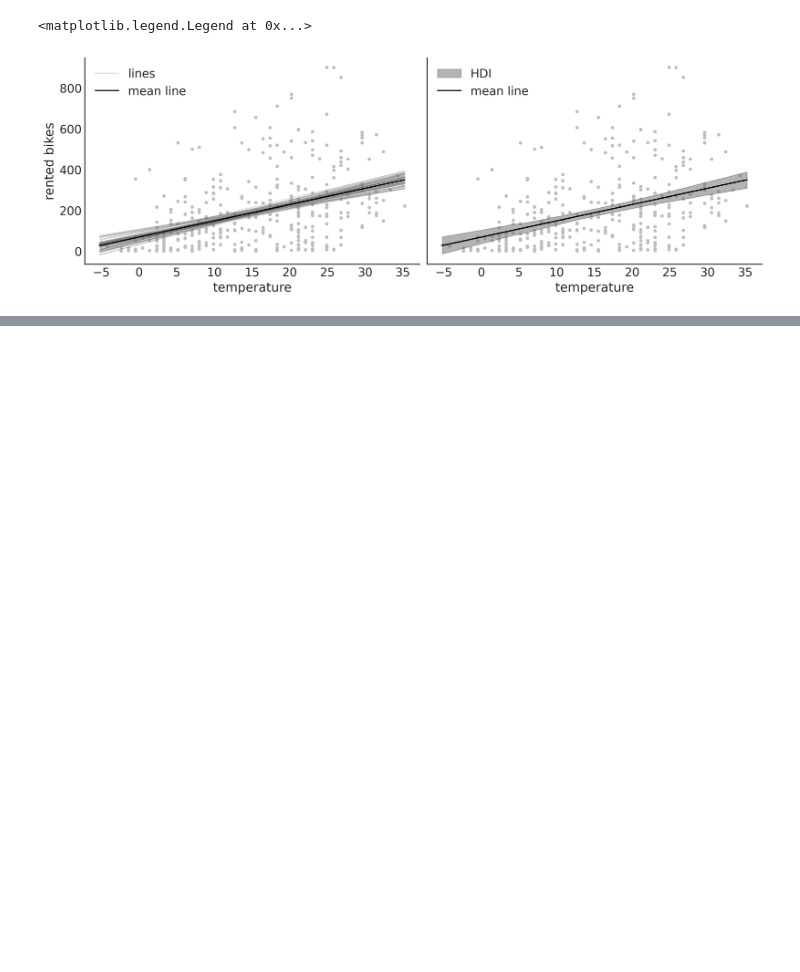
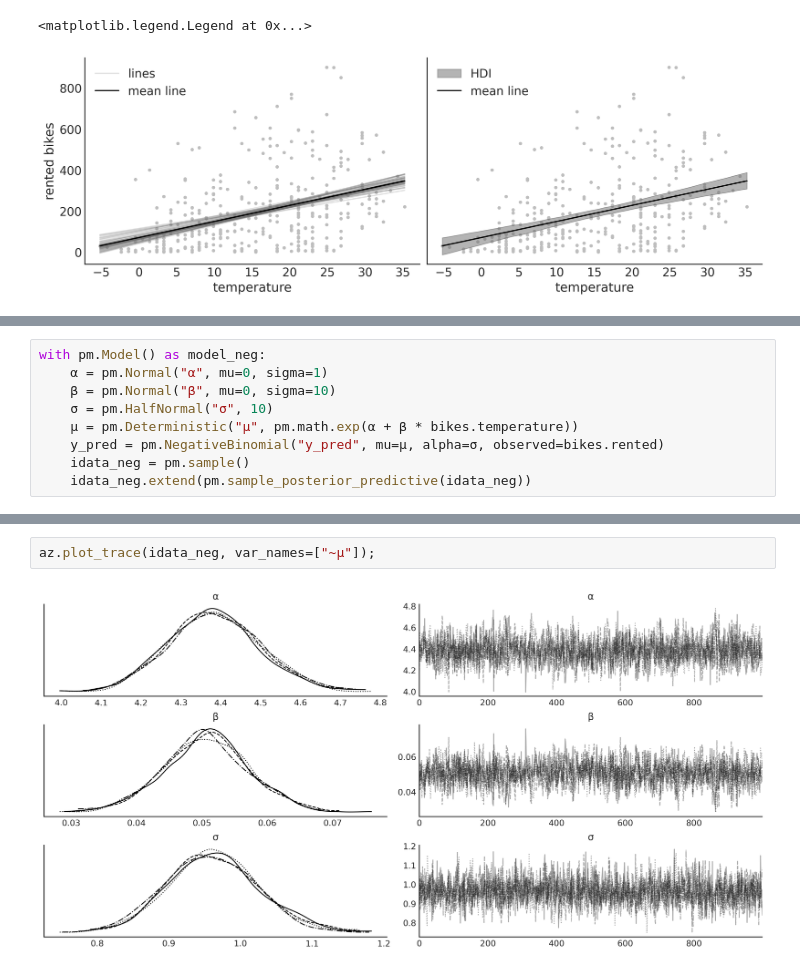
Before and after one commit to pydatawrangler/biwp, a Jupyter notebook: book_bayesian-analysis-python-3ed/04_bawp3ed_chap4.ipynb, the cells around one changed output, grey strips where cells are left out. Saved outputs shown, nothing was run; the diff lists cells and outputs as text; blank space fills up the shorter version.

```diff
--- a/book_bayesian-analysis-python-3ed/04_bawp3ed_chap4.ipynb
+++ b/book_bayesian-analysis-python-3ed/04_bawp3ed_chap4.ipynb
@@ -202,0 +205,9 @@ Coordinates:
+# %%
+with pm.Model() as model_neg:
+    α = pm.Normal("α", mu=0, sigma=1)
+    β = pm.Normal("β", mu=0, sigma=10)
+    σ = pm.HalfNormal("σ", 10)
+    μ = pm.Deterministic("μ", pm.math.exp(α + β * bikes.temperature))
+    y_pred = pm.NegativeBinomial("y_pred", mu=μ, alpha=σ, observed=bikes.rented)
+    idata_neg = pm.sample()
+    idata_neg.extend(pm.sample_posterior_predictive(idata_neg))
@@ -202,0 +223,4 @@ Coordinates:
+# %%
+az.plot_trace(idata_neg, var_names=["~μ"]);
+# %% [output]
+[figure, added]
```
Also changed, not shown: parts of 19 cells of this notebook.
